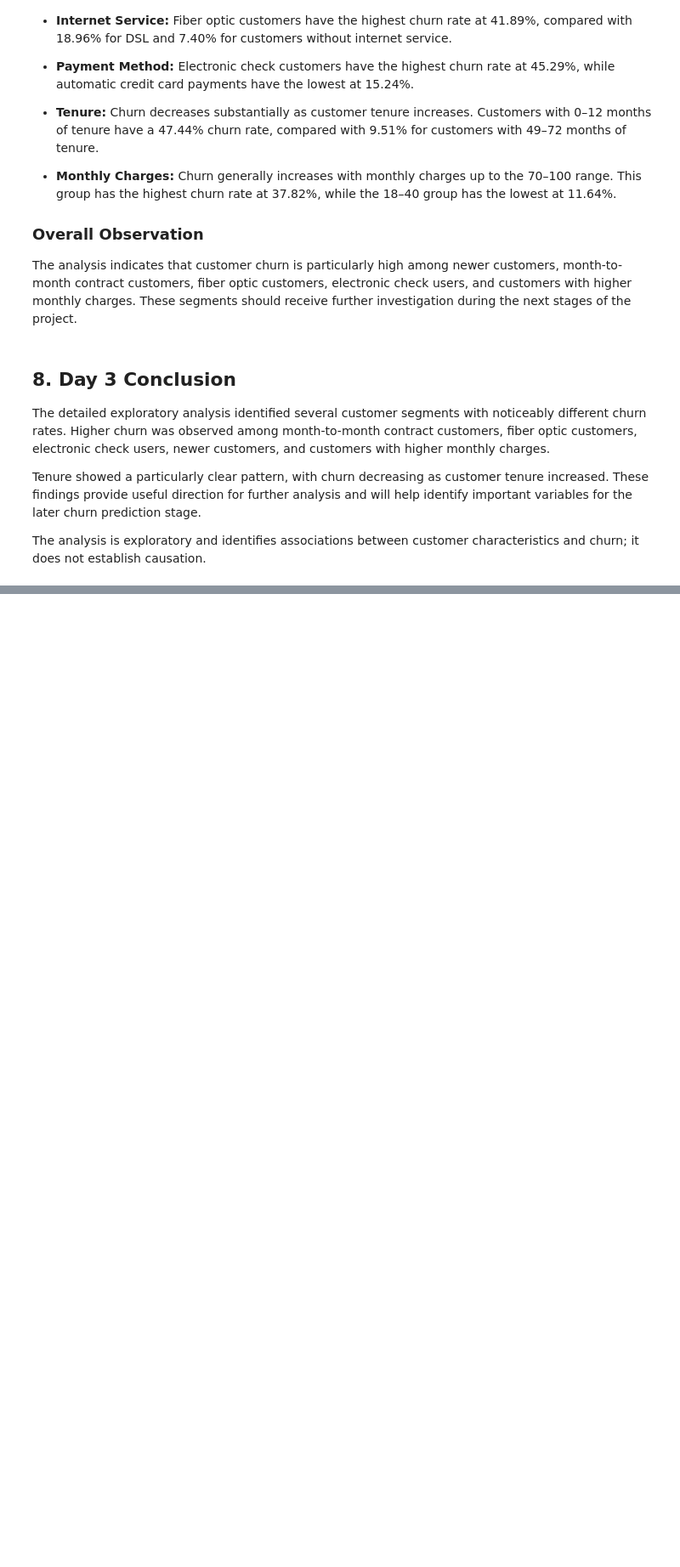
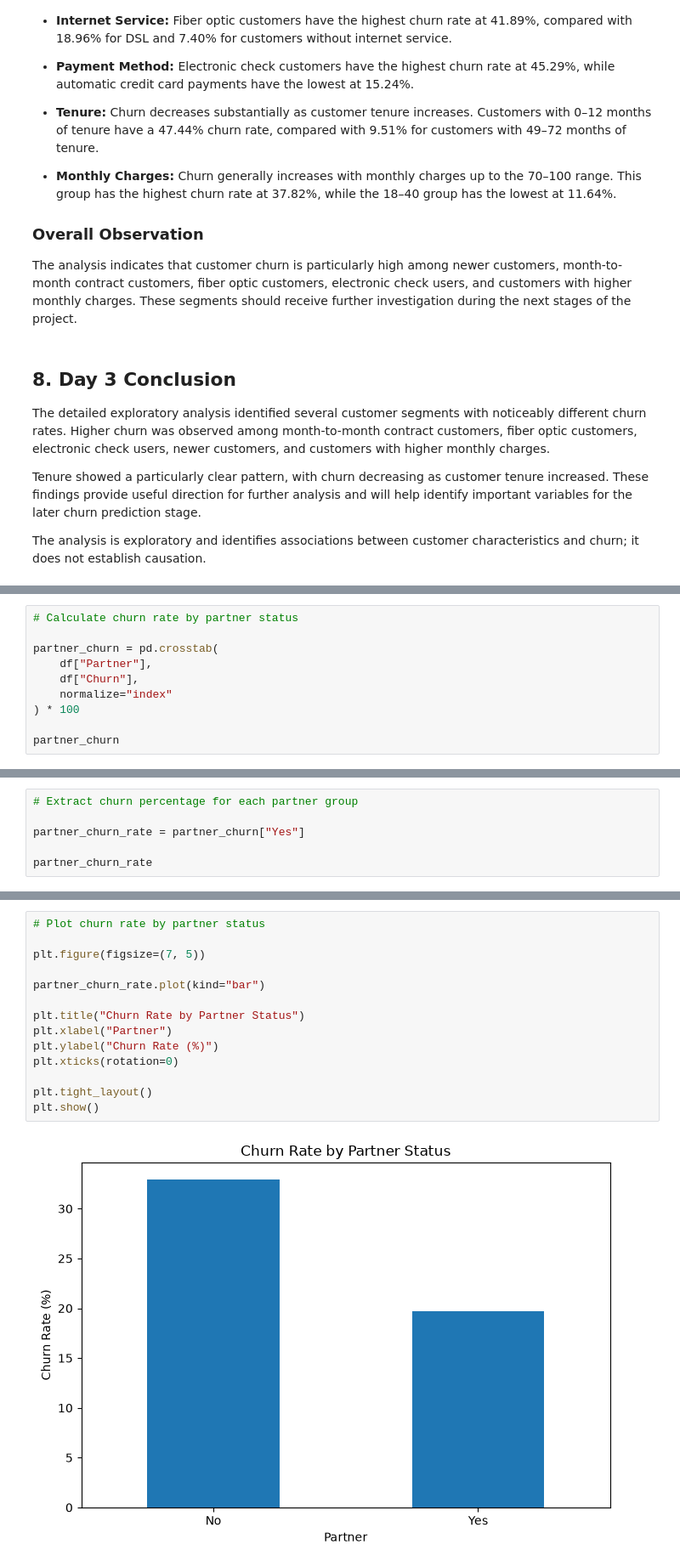
Before and after one commit to sagarsiddharth09-blip/customer-churn-LTV-engine, a Jupyter notebook: Akshay_Baseline_Analytics.ipynb, the cells around one changed output, grey strips where cells are left out. Shown at 85% size. Cells and saved outputs as stored; diff of their text form; blank space fills up the shorter version.

```diff
--- a/Akshay_Baseline_Analytics.ipynb
+++ b/Akshay_Baseline_Analytics.ipynb
@@ -1122,0 +1188,10 @@ The analysis is exploratory and identifies associations between customer charact
+# %%
+# Calculate churn rate by partner status
+
+partner_churn = pd.crosstab(
+    df["Partner"],
+    df["Churn"],
+    normalize="index"
+) * 100
+
+partner_churn
@@ -1122,0 +1203,6 @@ The analysis is exploratory and identifies associations between customer charact
+# %%
+# Extract churn percentage for each partner group
+
+partner_churn_rate = partner_churn["Yes"]
+
+partner_churn_rate
@@ -1122,0 +1218,16 @@ The analysis is exploratory and identifies associations between customer charact
+# %%
+# Plot churn rate by partner status
+
+plt.figure(figsize=(7, 5))
+
+partner_churn_rate.plot(kind="bar")
+
+plt.title("Churn Rate by Partner Status")
+plt.xlabel("Partner")
+plt.ylabel("Churn Rate (%)")
+plt.xticks(rotation=0)
+
+plt.tight_layout()
+plt.show()
+# %% [output]
+[figure, added]
```
Also changed, not shown: parts of 27 cells of this notebook.
